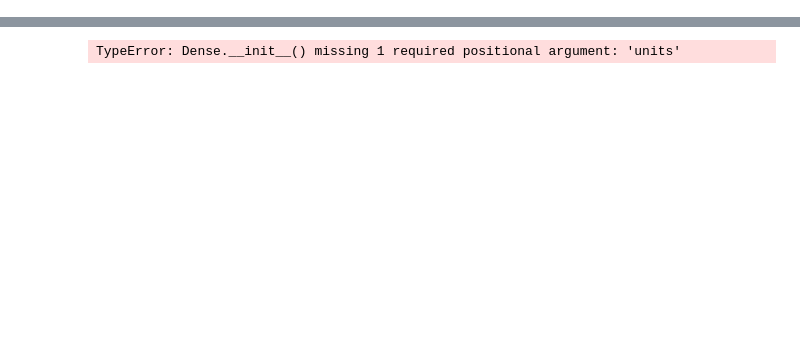
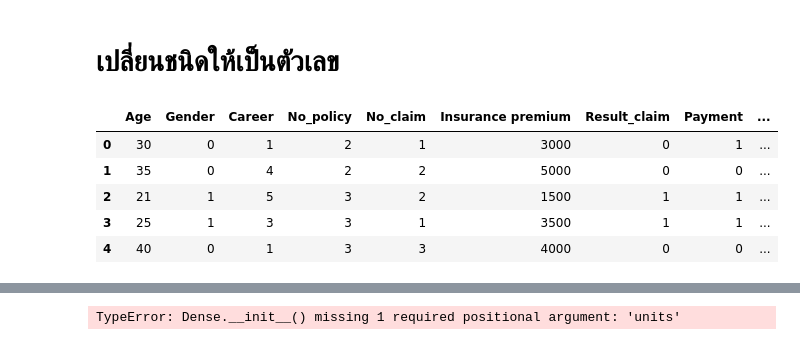
Before and after one commit to Suchada2000/MY-WORK, a Jupyter notebook: Untitled18.ipynb, the cells around one changed output, grey strips where cells are left out. Cells and saved outputs as stored; diff of their text form; code cells hidden in the pictures; blank space fills up the shorter version.

```diff
--- a/Untitled18.ipynb
+++ b/Untitled18.ipynb
@@ -54,2 +30,20 @@ df
+# %% [markdown]
+# เปลี่ยนชนิดให้เป็นตัวเลข
+# %%
+#apply encoder on Gender as well
+labelencoder_x_2 = LabelEncoder()
+x.iloc[:, 1] = labelencoder_x_2.fit_transform(x.iloc[:, 1])
+x.iloc[:, 6] = labelencoder_x_2.fit_transform(x.iloc[:, 6]) #applying on Gender
+x.iloc[:, 7] = labelencoder_x_2.fit_transform(x.iloc[:, 7])
+x.iloc[:, 9] = labelencoder_x_2.fit_transform(x.iloc[:, 9])
+x.head()
+#เปลี่ยนชนิดของคอลัมที่ 2 ในตัวอย่างคือ gender นับ 0 1 2 แต่ที่เราทำเป็นการเลือกหลายคอลัม แต่ถ้าอยากเลือกแค่คอลัมเดียวก็ให้ใช้วิธีนี้
+# %% [output]
+|  | Age | Gender | Career | No_policy | No_claim | Insurance premium | Result_claim | Payment | ... |
+| 0 | 30 | 0 | 1 | 2 | 1 | 3000 | 0 | 1 | ... |
+| 1 | 35 | 0 | 4 | 2 | 2 | 5000 | 0 | 0 | ... |
+| 2 | 21 | 1 | 5 | 3 | 2 | 1500 | 1 | 1 | ... |
+| 3 | 25 | 1 | 3 | 3 | 1 | 3500 | 1 | 1 | ... |
+| 4 | 40 | 0 | 1 | 3 | 3 | 4000 | 0 | 0 | ... |
 # %%
 
```
Also changed, not shown: parts of 13 cells of this notebook.
